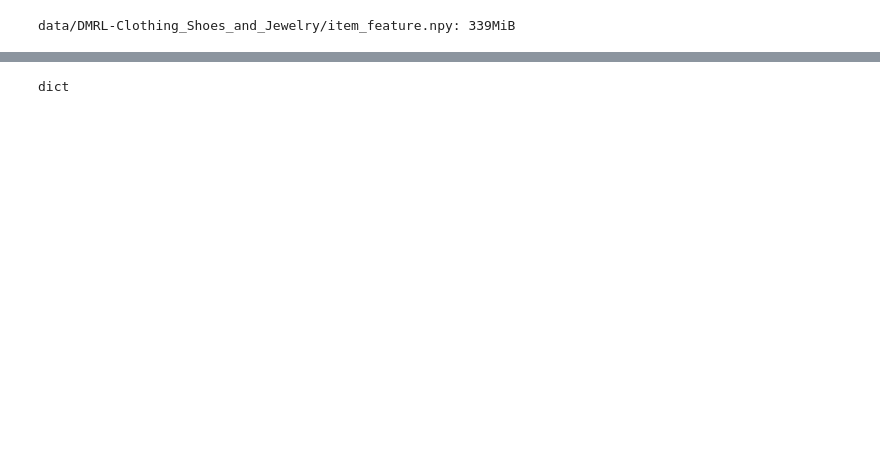
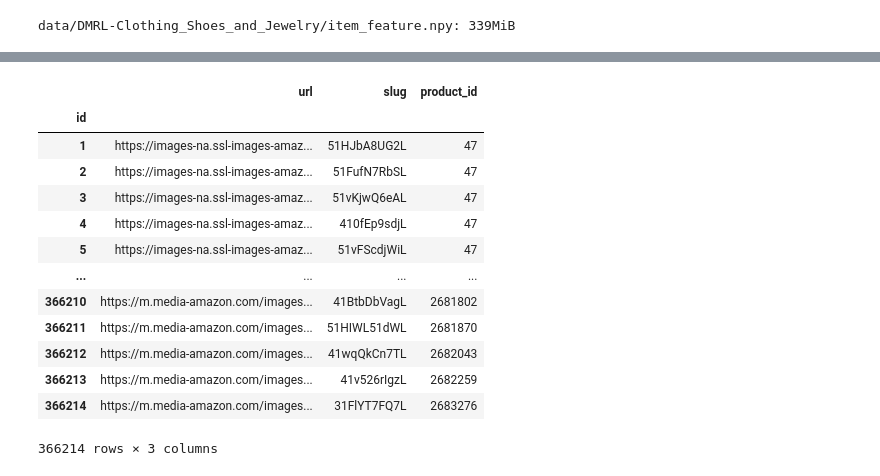
Before and after one commit to igui/Align-MacridVAE-data, a Jupyter notebook: generate_sem-macridVAE-data.ipynb, the cells around one changed output, grey strips where cells are left out. Cells and saved outputs as stored; diff of their text form; code cells hidden in the pictures; blank space fills up the shorter version.

```diff
--- a/generate_sem-macridVAE-data.ipynb
+++ b/generate_sem-macridVAE-data.ipynb
@@ -459,5 +406,0 @@ print(f'{str(DMRL_IMAGE_DEST)}: {DMRL_IMAGE_DEST.stat().st_size // 2**20}MiB')
-# %%
-x = np.load(DMRL_IMAGE_DEST, allow_pickle=True)
-type(x.item())
-# %% [output]
-dict
@@ -463,0 +410,17 @@ dict
+# %%
+amazon_dataset.product_images_df(DATASET)
+# %% [output]
+|  | url | slug | product_id |
+| id |  |  |  |
+| 1 | https://images-na.ssl-images-amaz... | 51HJbA8UG2L | 47 |
+| 2 | https://images-na.ssl-images-amaz... | 51FufN7RbSL | 47 |
+| 3 | https://images-na.ssl-images-amaz... | 51vKjwQ6eAL | 47 |
+| 4 | https://images-na.ssl-images-amaz... | 410fEp9sdjL | 47 |
+| 5 | https://images-na.ssl-images-amaz... | 51vFScdjWiL | 47 |
+| ... | ... | ... | ... |
+| 366210 | https://m.media-amazon.com/images... | 41BtbDbVagL | 2681802 |
+| 366211 | https://m.media-amazon.com/images... | 51HIWL51dWL | 2681870 |
+| 366212 | https://m.media-amazon.com/images... | 41wqQkCn7TL | 2682043 |
+| 366213 | https://m.media-amazon.com/images... | 41v526rIgzL | 2682259 |
+| 366214 | https://m.media-amazon.com/images... | 31FlYT7FQ7L | 2683276 |
+366214 rows × 3 columns
```
Also changed, not shown: parts of 40 cells of this notebook, 5 other files.
